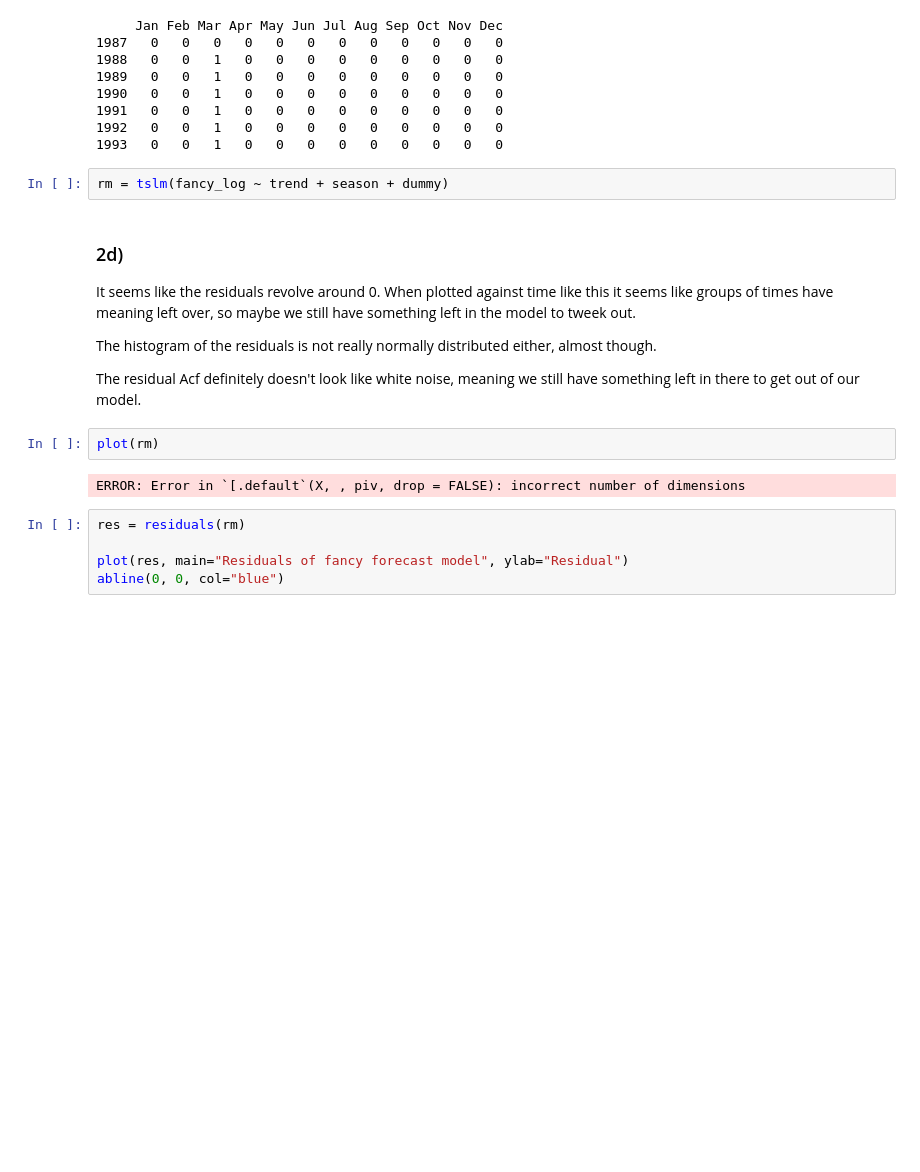
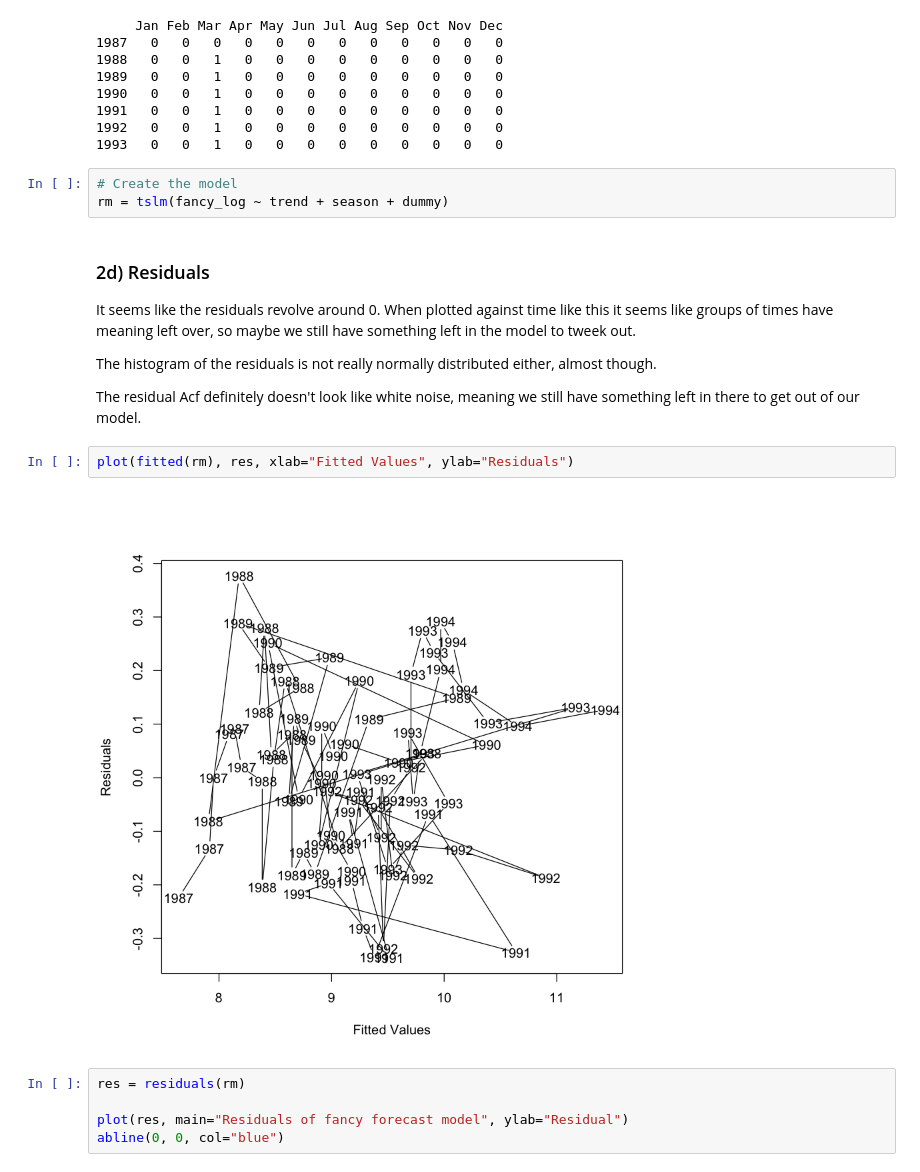
Before and after one commit to kofoide/forecasting, a Jupyter notebook: Week3/Assignment/Question2.ipynb, the cells around one changed output. Drawn from its saved outputs; the diff is of its cells as text; blank space fills up the shorter version.

```diff
--- a/Week3/Assignment/Question2.ipynb
+++ b/Week3/Assignment/Question2.ipynb
@@ -61,18 +61,20 @@ dummy
 1992   0   0   1   0   0   0   0   0   0   0   0   0
 1993   0   0   1   0   0   0   0   0   0   0   0   0
 # %%
+# Create the model
 rm = tslm(fancy_log ~ trend + season + dummy)
 # %% [markdown]
-### 2d)
+### 2d) Residuals
+
 It seems like the residuals revolve around 0. When plotted against time like this it seems like groups of times have meaning left over, so maybe we still have something left in the model to tweek out.
 
 The histogram of the residuals is not really normally distributed either, almost though.
 
 The residual Acf definitely doesn't look like white noise, meaning we still have something left in there to get out of our model.
-# %%
-plot(rm)
-# %% [output]
-ERROR: Error in `[.default`(X, , piv, drop = FALSE): incorrect number of dimensions
+# %%
+plot(fitted(rm), res, xlab="Fitted Values", ylab="Residuals")
+# %% [output]
+[figure, added]
 # %%
 res = residuals(rm)
 
```
Also changed, not shown: parts of 9 cells of this notebook.
